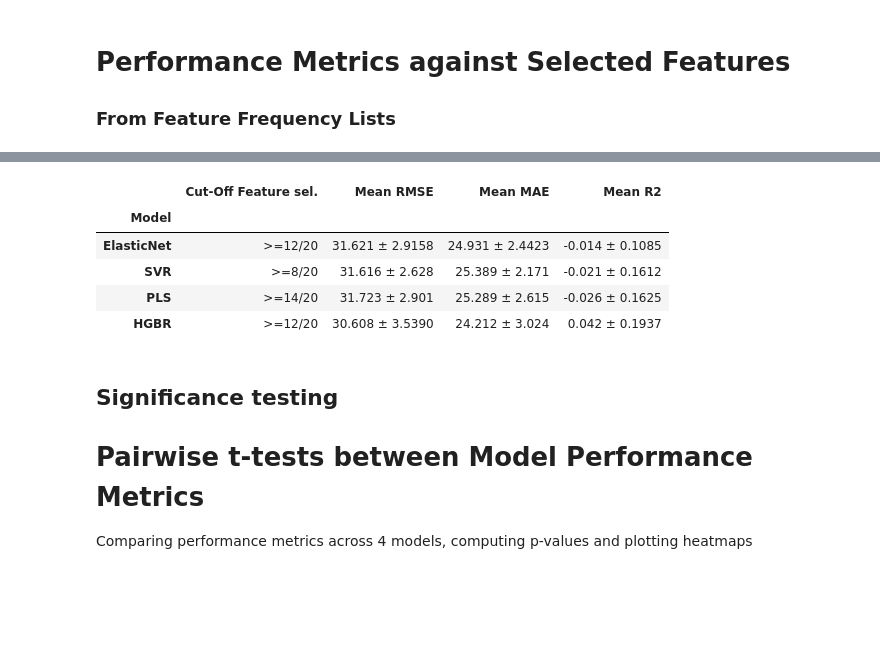
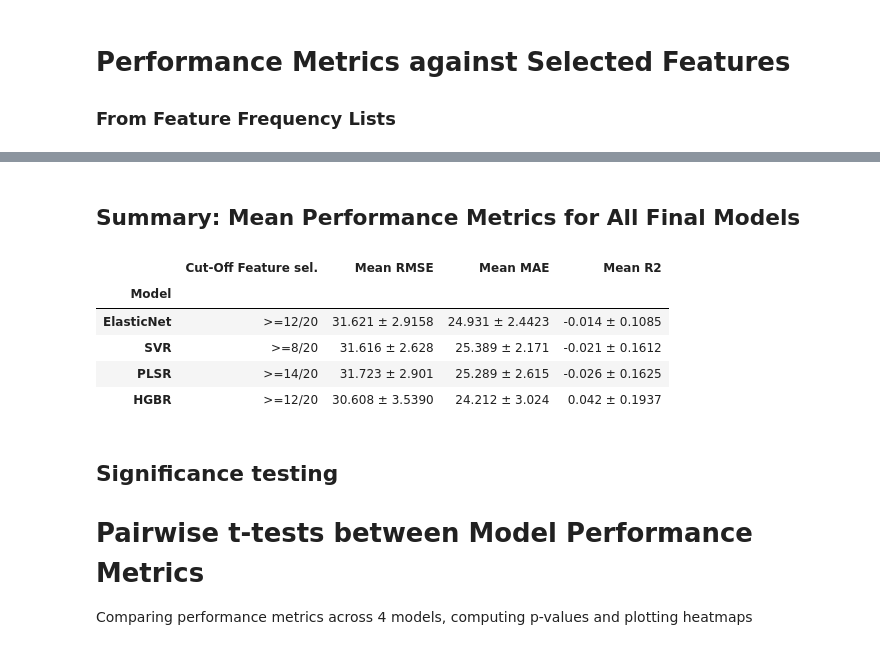
Before and after one commit to ma-farah/master-thesis, a Jupyter notebook: notebooks/10-comparing_models.ipynb, the cells around one changed output, grey strips where cells are left out. Saved outputs shown, nothing was run; the diff lists cells and outputs as text; code cells hidden in the pictures; blank space fills up the shorter version.

```diff
--- a/notebooks/10-comparing_models.ipynb
+++ b/notebooks/10-comparing_models.ipynb
@@ -35,22 +35,24 @@ model.plot_sweep({'ElasticNet': en_sweep,
+# %% [markdown]
+## Summary: Mean Performance Metrics for All Final Models
 # %%
 import pandas as pd
 # Sumamry from Modeling-Notebooks
 summary = pd.DataFrame({
-    'Model':               ['ElasticNet',         'SVR',             'PLS',          'HGBR'],
+    'Model':               ['ElasticNet',         'SVR',             'PLSR',          'HGBR'],
     'Cut-Off Feature sel.':['>=12/20',           '>=8/20',        '>=14/20',      '>=12/20'],
     'Mean RMSE':           ['31.621 ± 2.9158', '31.616 ± 2.628', '31.723 ± 2.901', '30.608 ± 3.5390'],
     'Mean MAE':            ['24.931 ± 2.4423', '25.389 ± 2.171', '25.289 ± 2.615', '24.212 ± 3.024'],
     'Mean R2':             ['-0.014 ± 0.1085','-0.021 ± 0.1612', '-0.026 ± 0.1625','0.042 ± 0.1937'],
 })
 
 summary.set_index('Model', inplace=True)
 display(summary)
 # %% [output]
 |  | Cut-Off Feature sel. | Mean RMSE | Mean MAE | Mean R2 |
 | Model |  |  |  |  |
 | ElasticNet | >=12/20 | 31.621 ± 2.9158 | 24.931 ± 2.4423 | -0.014 ± 0.1085 |
 | SVR | >=8/20 | 31.616 ± 2.628 | 25.389 ± 2.171 | -0.021 ± 0.1612 |
-| PLS | >=14/20 | 31.723 ± 2.901 | 25.289 ± 2.615 | -0.026 ± 0.1625 |
+| PLSR | >=14/20 | 31.723 ± 2.901 | 25.289 ± 2.615 | -0.026 ± 0.1625 |
 | HGBR | >=12/20 | 30.608 ± 3.5390 | 24.212 ± 3.024 | 0.042 ± 0.1937 |
 # %% [markdown]
 ## Significance testing
```
Also changed, not shown: parts of 2 cells of this notebook, 1 other file.
